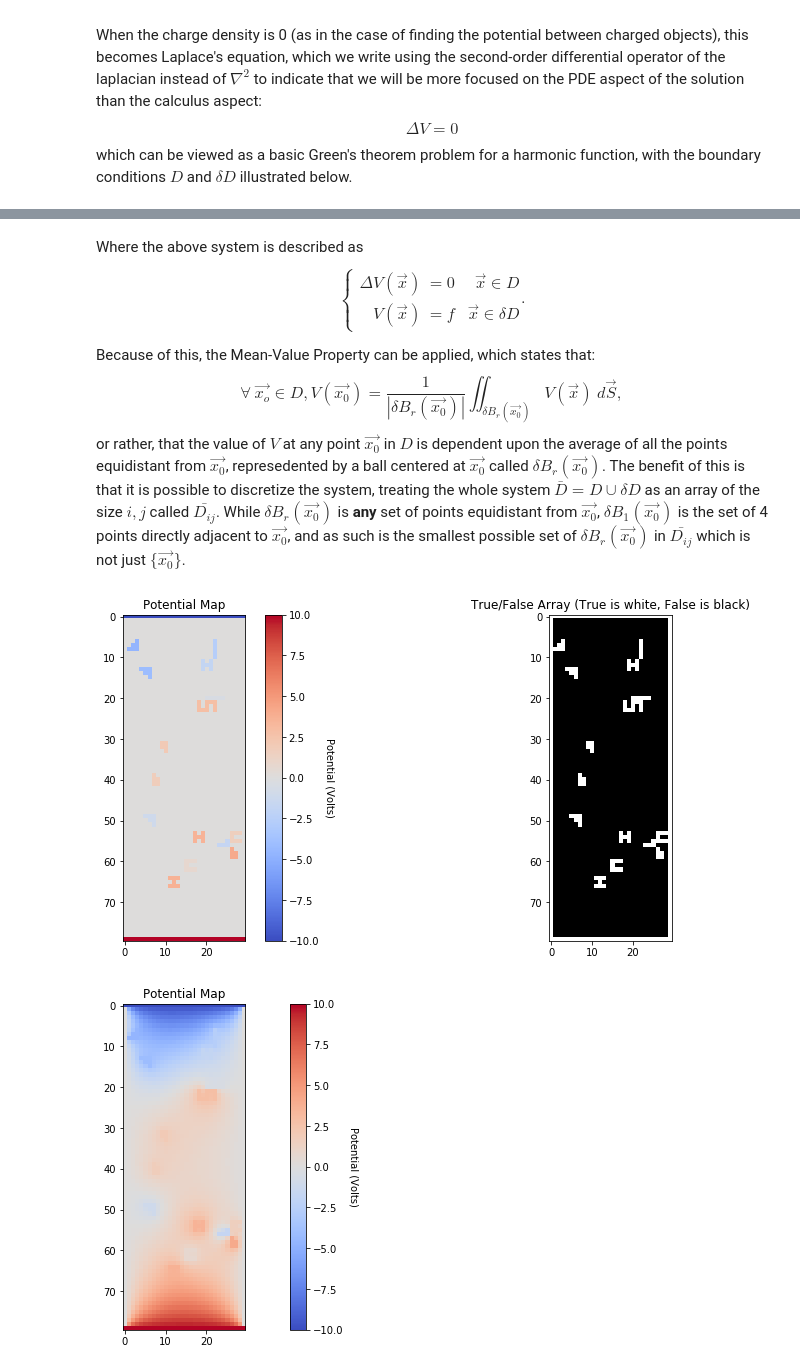
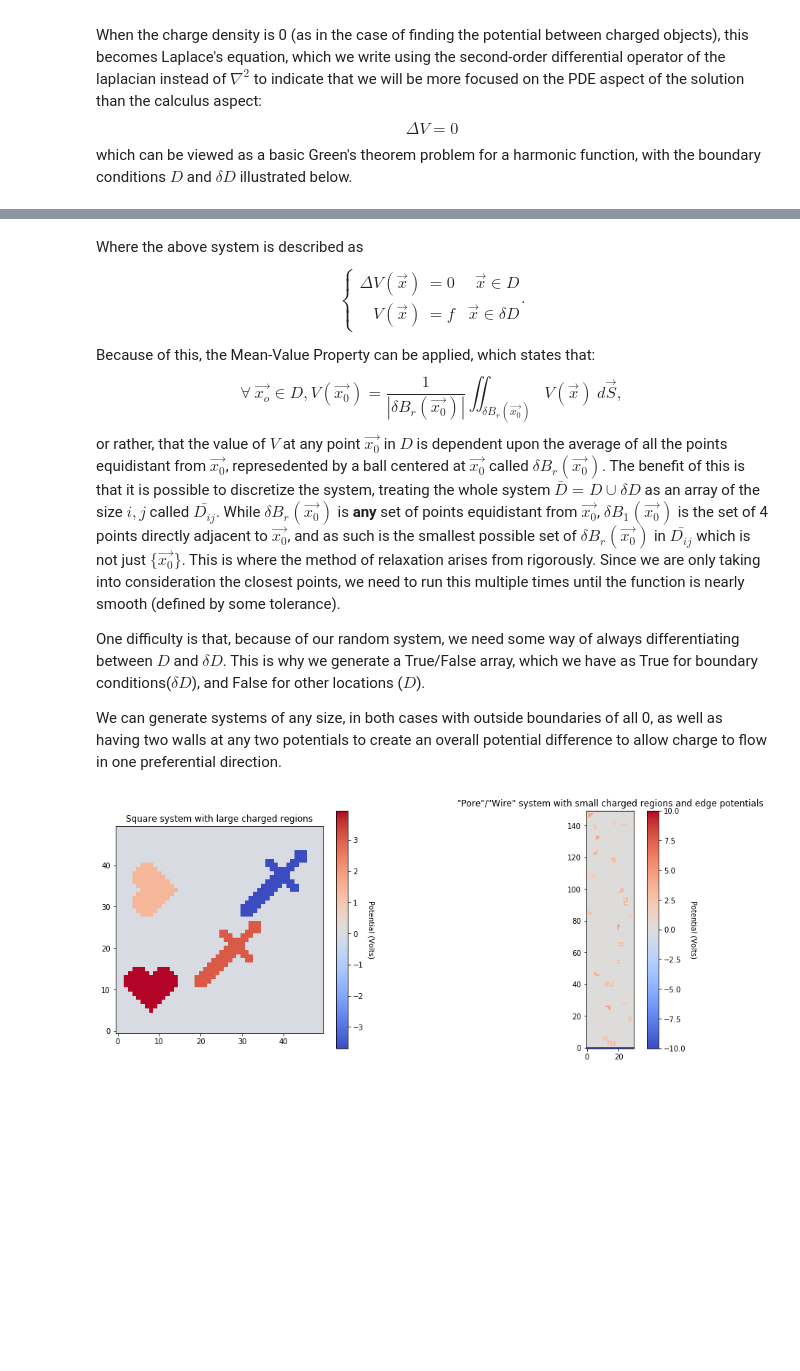
Before and after one commit to baf57/Phys1321Proj, a Jupyter notebook: Brayden's Work.ipynb, the cells around one changed output, grey strips where cells are left out. Cells and saved outputs as stored; diff of their text form; code cells hidden in the pictures; blank space fills up the shorter version.

```diff
--- a/Brayden's Work.ipynb
+++ b/Brayden's Work.ipynb
@@ -140,10 +140,10 @@ def genInit(x,y,nSmall,minPot,maxPot):
     TF=np.logical_not(TF)
     return V,TF
 
-V,TF=genInit(50,50,4,-5,5)
+V1,TF1=genInit(50,50,4,-5,5)
 plt.figure(figsize=(10,10))
 plt.title("General System setup")
-plt.imshow(TF.T,cmap="binary",origin="lower")
+plt.imshow(TF1.T,cmap="binary",origin="lower")
 plt.axis("off")
 plt.text(51,25,"Black is $\delta D$, while white is $D$")
 plt.show()
@@ -156,7 +156,11 @@ V(\vec{x})&= f &\vec{x}\in\delta D
 \end{align*}\right..$$
 
 Because of this, the Mean-Value Property can be applied, which states that: $$\forall \: \vec{x_o}\in D, V(\vec{x_0})=\frac{1}{|\delta B_r(\vec{x_0})|}\iint_{\delta B_r(\vec{x_0})}V(\vec{x})\:d\vec{S},$$
-or rather, that the value of $V$ at any point $\vec{x_0}$ in $D$ is dependent upon the average of all the points equidistant from $\vec{x_0}$, represedented by a ball centered at $\vec{x_0}$ called $\delta B_r(\vec{x_0})$. The benefit of this is that it is possible to discretize the system, treating the whole system $\bar{D}=D\cup\delta D$ as an array of the size $i,j$ called $\bar{D_{ij}}$. While $\delta B_r(\vec{x_0})$ is **any** set of points equidistant from $\vec{x_0}$, $\delta B_1(\vec{x_0})$ is the set of 4 points directly adjacent to $\vec{x_0}$, and as such is the smallest possible set of $\delta B_r(\vec{x_0})$ in $\bar{D_{ij}}$ which is not just $\{\vec{x_0}\}$.
+or rather, that the value of $V$ at any point $\vec{x_0}$ in $D$ is dependent upon the average of all the points equidistant from $\vec{x_0}$, represedented by a ball centered at $\vec{x_0}$ called $\delta B_r(\vec{x_0})$. The benefit of this is that it is possible to discretize the system, treating the whole system $\bar{D}=D\cup\delta D$ as an array of the size $i,j$ called $\bar{D_{ij}}$. While $\delta B_r(\vec{x_0})$ is **any** set of points equidistant from $\vec{x_0}$, $\delta B_1(\vec{x_0})$ is the set of 4 points directly adjacent to $\vec{x_0}$, and as such is the smallest possible set of $\delta B_r(\vec{x_0})$ in $\bar{D_{ij}}$ which is not just $\{\vec{x_0}\}$. This is where the method of relaxation arises from rigorously. Since we are only taking into consideration the closest points, we need to run this multiple times until the function is nearly smooth (defined by some tolerance).
+
+One difficulty is that, because of our random system, we need some way of always differentiating between $D$ and $\delta D$. This is why we generate a True/False array, which we have as True for boundary conditions($\delta D$), and False for other locations ($D$).
+
+We can generate systems of any size, in both cases with outside boundaries of all 0, as well as having two walls at any two potentials to create an overall potential difference to allow charge to flow in one preferential direction.
 # %%
 def cArysPore(x,y,Vn,Vp):
     V=np.zeros((x,y))
@@ -192,61 +196,38 @@ def smArys(ind,rot,pot):
         return rota(np.array(A),rot)
     if ind==6:
         A=[[0,pot],[0,pot],[pot,pot]]
         return rota(np.array(A),rot)
     return False
 
 def genPore(x,y,nSmall,minPot,maxPot,Vn,Vp):
     V,TF=cArysPore(x,y,Vn,Vp)
     for n in range(nSmall):
         check=True
         while check:
             ind=rand.randint(0,6)
             rot=rand.randint(0,3)
             pot=rand.uniform(minPot,maxPot)
             A=smArys(ind,rot,pot)
             xi=rand.randint(0,x-1)
             yi=rand.randint(0,y-1)
             check=insrt(xi,yi,A,V,TF)
     TF=np.logical_not(TF)
     return V,TF
 
 ##########################################################################################################
 
-V,TF=genPore(30,80,15,-5,5,-10,10)
-plt.figure(figsize=(16,6))
+V,TF=genPore(30,150,25,0,5,-10,10)
+plt.figure(figsize=(14,6))
 plt.subplot(121)
-plt.title("Potential Map")
-plt.imshow(V.T,cmap="coolwarm")
+plt.title("Square system with large charged regions")
+plt.imshow(V1.T,cmap="coolwarm",origin="lower")
 cbar=plt.colorbar()
 cbar.set_label("Potential (Volts)", rotation=270,labelpad=15)
 plt.subplot(122)
-plt.title("True/False Array (True is white, False is black)")
-plt.imshow(TF.T,cmap="gray")
-plt.show()
-##########################################################################################################
-
-V_plot=V.copy()
-dif= 1
-tol= 10**-3
-
-i=0
-while dif >= tol:
-    i+=1
-    V_plot_last = V_plot.copy()
-    left = np.roll(V_plot, 1, axis=1)
-    right = np.roll(V_plot, -1, axis=1)
-    above = np.roll(V_plot, -1, axis=0)
-    below = np.roll(V_plot, 1, axis=0)
-    V_plot[1:-1, 1:-1] = 0.25*(left[1:-1, 1:-1] + right[1:-1, 1:-1] +above[1:-1, 1:-1] + below[1:-1, 1:-1])
-
-    np.add(V_plot, -V_plot, out=V_plot, where =TF)
-    np.add(V_plot, V, out=V_plot, where =TF)
-    dif = np.max(abs(V_plot_last-V_plot))
-plt.figure(figsize=(16,6))
-plt.title("Potential Map")
-plt.imshow(V_plot.T,cmap="coolwarm")
+plt.title('"Pore"/"Wire" system with small charged regions and edge potentials')
+plt.imshow(V.T,cmap="coolwarm",origin="lower")
 cbar=plt.colorbar()
 cbar.set_label("Potential (Volts)", rotation=270,labelpad=15)
+plt.show()
 # %% [output]
-[figure, old version]
+[figure, new version]
-[figure, removed]
```
Also changed, not shown: parts of 2 cells of this notebook.
